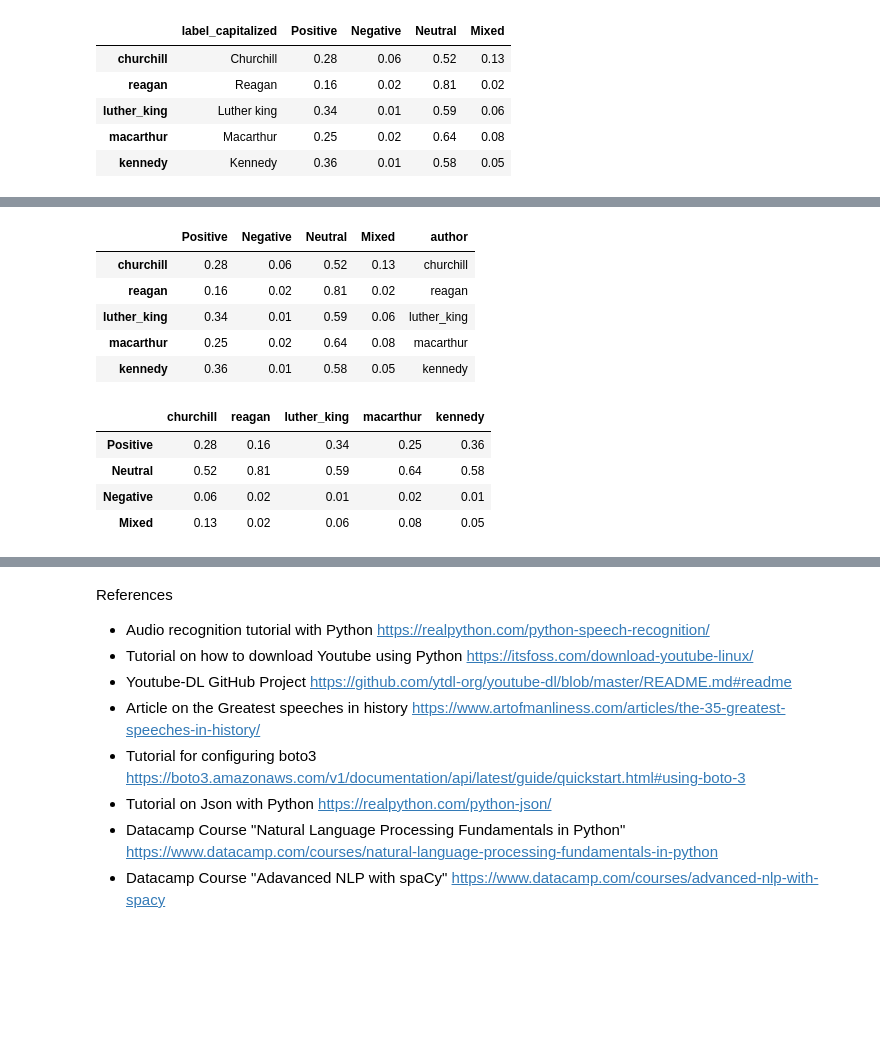
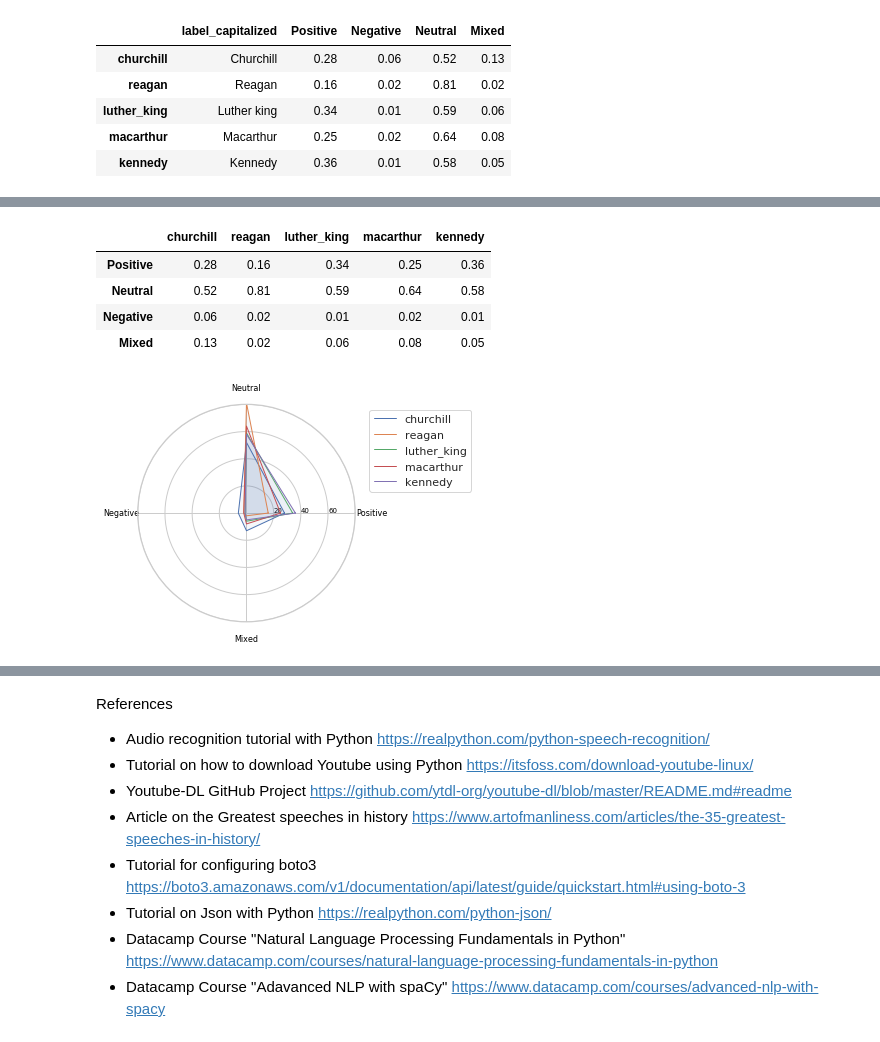
Before and after one commit to GabrielSGoncalves/nlp_aws, a Jupyter notebook: NLP_with_AWS_services.ipynb, the cells around one changed output, grey strips where cells are left out. Saved outputs shown, nothing was run; the diff lists cells and outputs as text; code cells hidden in the pictures; blank space fills up the shorter version.

```diff
--- a/NLP_with_AWS_services.ipynb
+++ b/NLP_with_AWS_services.ipynb
@@ -567,14 +587,5 @@ sns_plot.savefig("barplot.png", dpi=600, orientation ='landscape', bbox_inches='
-# %%
-df
-# %% [output]
-|  | Positive | Negative | Neutral | Mixed | author |
-| churchill | 0.28 | 0.06 | 0.52 | 0.13 | churchill |
-| reagan | 0.16 | 0.02 | 0.81 | 0.02 | reagan |
-| luther_king | 0.34 | 0.01 | 0.59 | 0.06 | luther_king |
-| macarthur | 0.25 | 0.02 | 0.64 | 0.08 | macarthur |
-| kennedy | 0.36 | 0.01 | 0.58 | 0.05 | kennedy |
 # %%
-df_t = df.drop('author', axis=1).T
+df_t = df_sentiment.drop('author', axis=1).T
 df_t = df_t.reindex(index = ['Positive', 'Neutral', 'Negative', 'Mixed'])
 df_t
 # %% [output]
@@ -583,4 +594,65 @@ df_t
 | Neutral | 0.52 | 0.81 | 0.59 | 0.64 | 0.58 |
 | Negative | 0.06 | 0.02 | 0.01 | 0.02 | 0.01 |
 | Mixed | 0.13 | 0.02 | 0.06 | 0.08 | 0.05 |
+# %%
+# Libraries
+import matplotlib.pyplot as plt
+import pandas as pd
+from math import pi
+
+# ------- PART 1: Define a function that do a plot for one line of the dataset!
+
+# number of variable
+categories=['Positive', 'Neutral', 'Negative', 'Mixed']
+colors = ['']
+N = len(categories)
+legend = []
+
+for n in range(len(df_t.columns)):
+    # We are going to plot the first line of the data frame.
+    # But we need to repeat the first value to close the circular graph:
+    values= df_t[df_t.columns[n]].tolist()
+    values += values[:1]
+    legend.append(df_t.columns[n])
+
+    # What will be the angle of each axis in the plot? (we divide the plot / number of variable)
+    angles = [n / float(N) * 2 * pi for n in range(N)]
+    angles += angles[:1]
+
+    # Initialise the spider plot
+    ax = plt.subplot(111, polar=True)
+
+    # Draw one axe per variable + add labels labels yet
+    plt.xticks(angles[:-1], categories, color='black', size=8)
+
+    # Draw ylabels
+    ax.set_rlabel_position(0)
+    plt.yticks([0.2,0.4,0.6, 0.8], ["20","40","60", ""], color="black", size=7)
+    plt.ylim(0,0.80)
+
+    # Plot data
+    ax.plot(angles, values, linewidth=1, linestyle='solid')
+
+    # Add legend
+    #ax.legend(legend, loc='upper left')
+    plt.legend(legend, bbox_to_anchor=(1.04,1), loc="upper left")
+
+    '''box = ax.get_position()
+    ax.set_position([box.x0, box.y0 + box.height * 0.1,
+                 box.width, box.height * 0.9])
+
+    ax.legend(loc='upper center', bbox_to_anchor=(0.5, -0.05),
+          fancybox=True, shadow=True, ncol=5)
+    '''
+    # Fill area
+    ax.fill(angles, values, 'b', alpha=0.05)
+
+plt.savefig(f'all_speakers_radar.png', dpi=1200,
+            bbox_inches='tight',
+                orientation='landscape')
+                #figsize=(16, 9))
+plt.show()
+    #plt.clf()
+# %% [output]
+[figure, added]
 # %%
```
Also changed, not shown: parts of 44 cells of this notebook.
